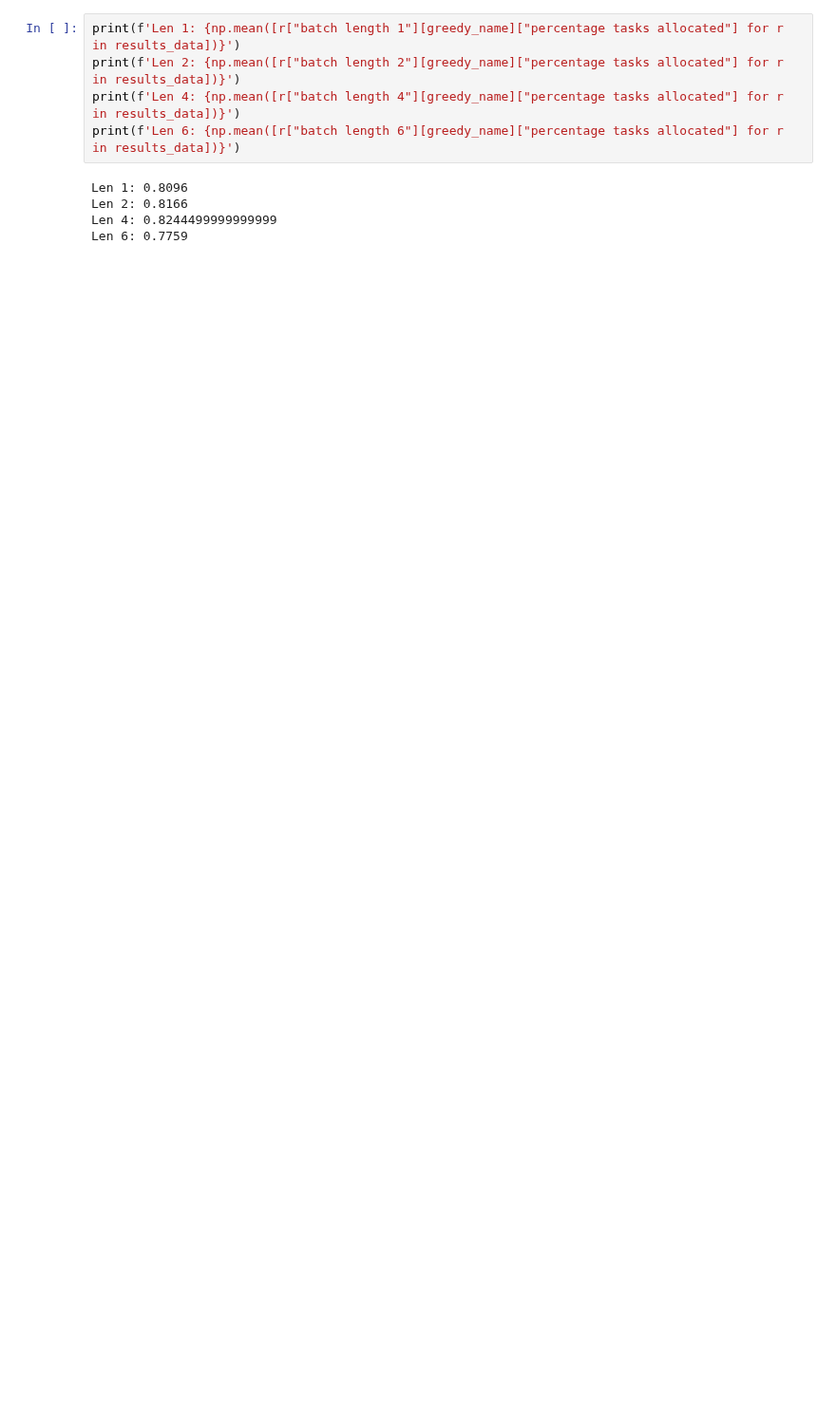
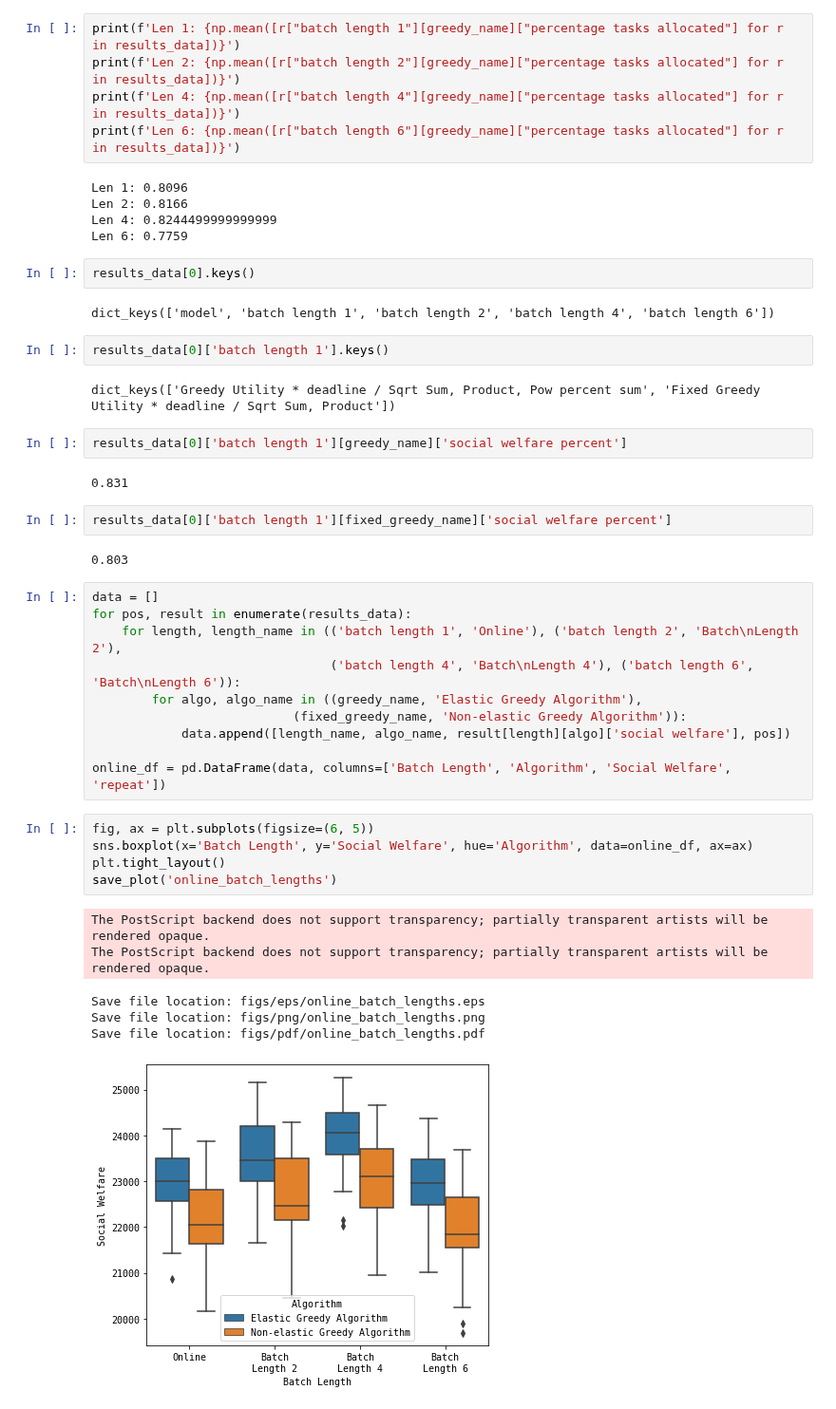
Before and after one commit to pseudo-rnd-thoughts/Elastic-Resource-Allocation, a Jupyter notebook: analysis/online.ipynb, the cells around one changed output. Shown at 95% size. Saved outputs shown, nothing was run; the diff lists cells and outputs as text; blank space fills up the shorter version.

```diff
--- a/analysis/online.ipynb
+++ b/analysis/online.ipynb
@@ -151,3 +151,41 @@ Len 1: 0.8096
 Len 2: 0.8166
 Len 4: 0.8244499999999999
 Len 6: 0.7759
+# %%
+results_data[0].keys()
+# %% [output]
+dict_keys(['model', 'batch length 1', 'batch length 2', 'batch length 4', 'batch length 6'])
+# %%
+results_data[0]['batch length 1'].keys()
+# %% [output]
+dict_keys(['Greedy Utility * deadline / Sqrt Sum, Product, Pow percent sum', 'Fixed Greedy Utility * deadline / Sqrt Sum, Product'])
+# %%
+results_data[0]['batch length 1'][greedy_name]['social welfare percent']
+# %% [output]
+0.831
+# %%
+results_data[0]['batch length 1'][fixed_greedy_name]['social welfare percent']
+# %% [output]
+0.803
+# %%
+data = []
+for pos, result in enumerate(results_data):
+    for length, length_name in (('batch length 1', 'Online'), ('batch length 2', 'Batch\nLength 2'),
+                                ('batch length 4', 'Batch\nLength 4'), ('batch length 6', 'Batch\nLength 6')):
+        for algo, algo_name in ((greedy_name, 'Elastic Greedy Algorithm'),
+                           (fixed_greedy_name, 'Non-elastic Greedy Algorithm')):
+            data.append([length_name, algo_name, result[length][algo]['social welfare'], pos])
+
+online_df = pd.DataFrame(data, columns=['Batch Length', 'Algorithm', 'Social Welfare', 'repeat'])
+# %%
+fig, ax = plt.subplots(figsize=(6, 5))
+sns.boxplot(x='Batch Length', y='Social Welfare', hue='Algorithm', data=online_df, ax=ax)
+plt.tight_layout()
+save_plot('online_batch_lengths')
+# %% [output]
+The PostScript backend does not support transparency; partially transparent artists will be rendered opaque.
+The PostScript backend does not support transparency; partially transparent artists will be rendered opaque.
+Save file location: figs/eps/online_batch_lengths.eps
+Save file location: figs/png/online_batch_lengths.png
+Save file location: figs/pdf/online_batch_lengths.pdf
+[figure, added]
```
Also changed, not shown: parts of 4 cells of this notebook, 5 other files.
